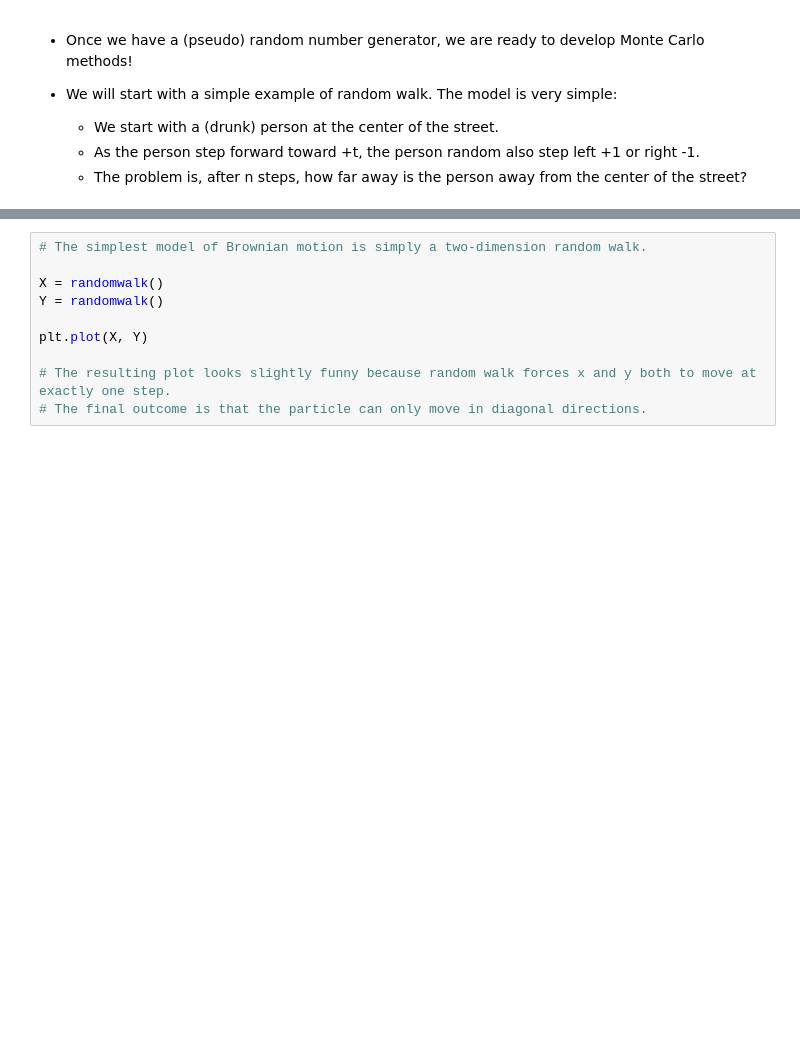
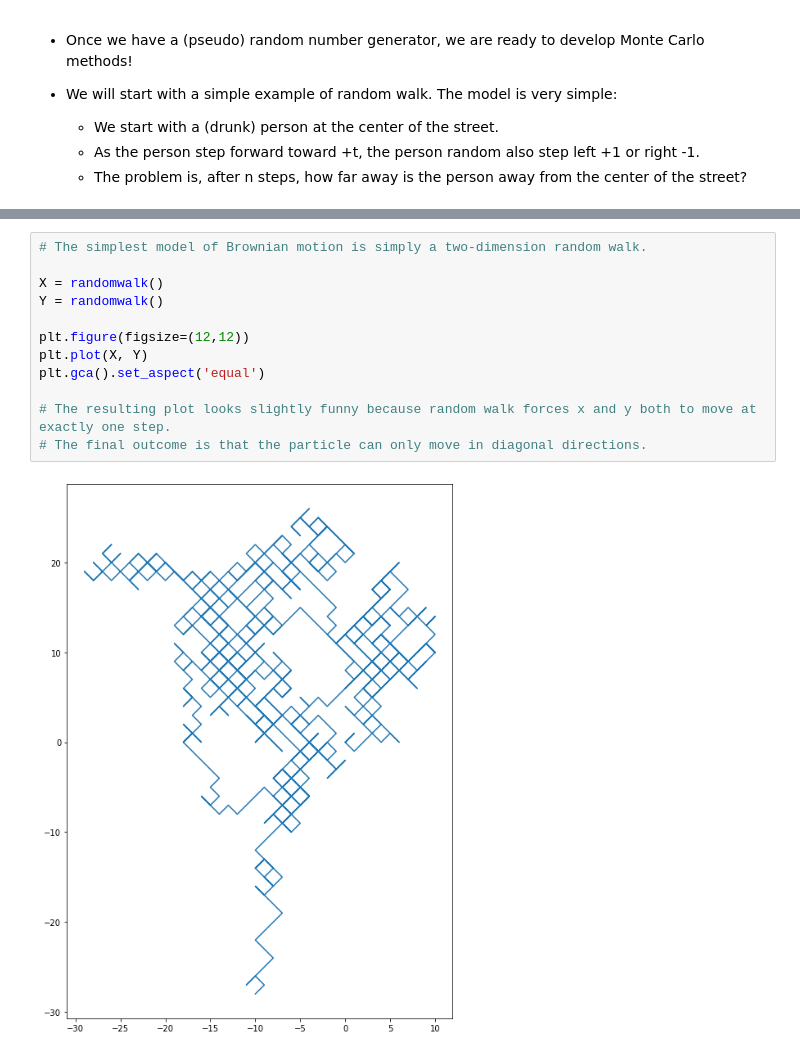
Before and after one commit to uarizona-2021spring-phys105a/phys105a, a Jupyter notebook: 04/montecarlo.ipynb, the cells around one changed output, grey strips where cells are left out. Saved outputs shown, nothing was run; the diff lists cells and outputs as text; blank space fills up the shorter version.

Commit message:
Improve and include figures

```diff
--- a/04/montecarlo.ipynb
+++ b/04/montecarlo.ipynb
@@ -221,13 +276,17 @@ plt.plot(T, [t**0.5 for t in T])
 # %%
 # The simplest model of Brownian motion is simply a two-dimension random walk.
 
 X = randomwalk()
 Y = randomwalk()
 
+plt.figure(figsize=(12,12))
 plt.plot(X, Y)
+plt.gca().set_aspect('equal')
 
 # The resulting plot looks slightly funny because random walk forces x and y both to move at exactly one step.
 # The final outcome is that the particle can only move in diagonal directions.
+# %% [output]
+[figure, added]
 # %%
 # But this artifact becomes irrelevant when we model random walk for many many more steps.
 
```
Also changed, not shown: parts of 15 cells of this notebook.
